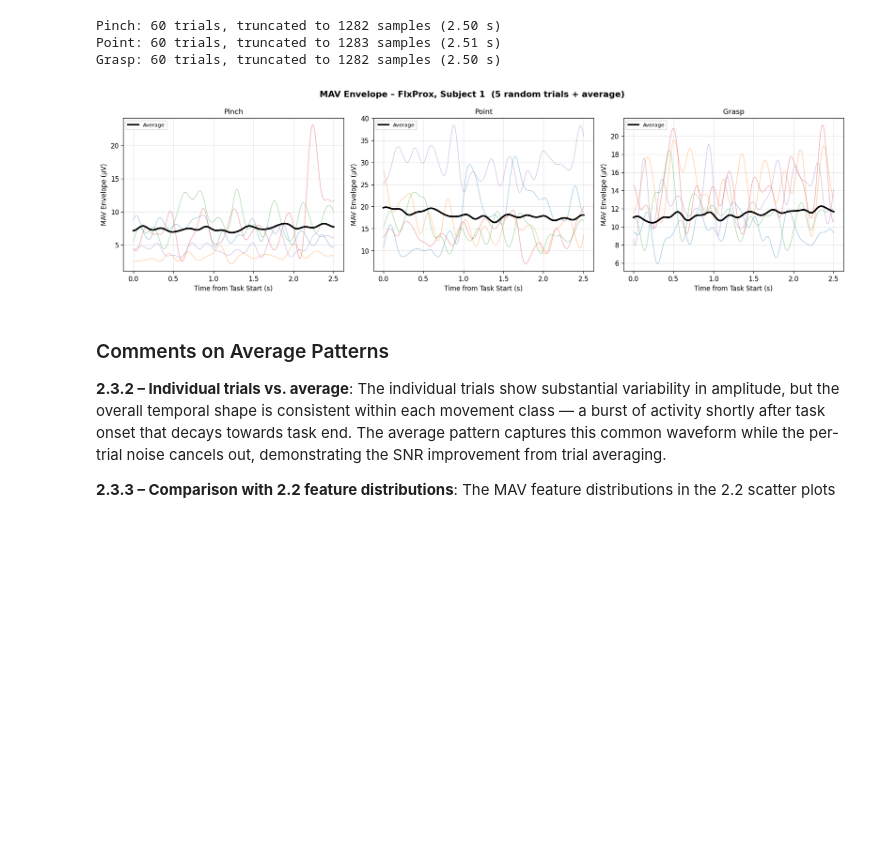
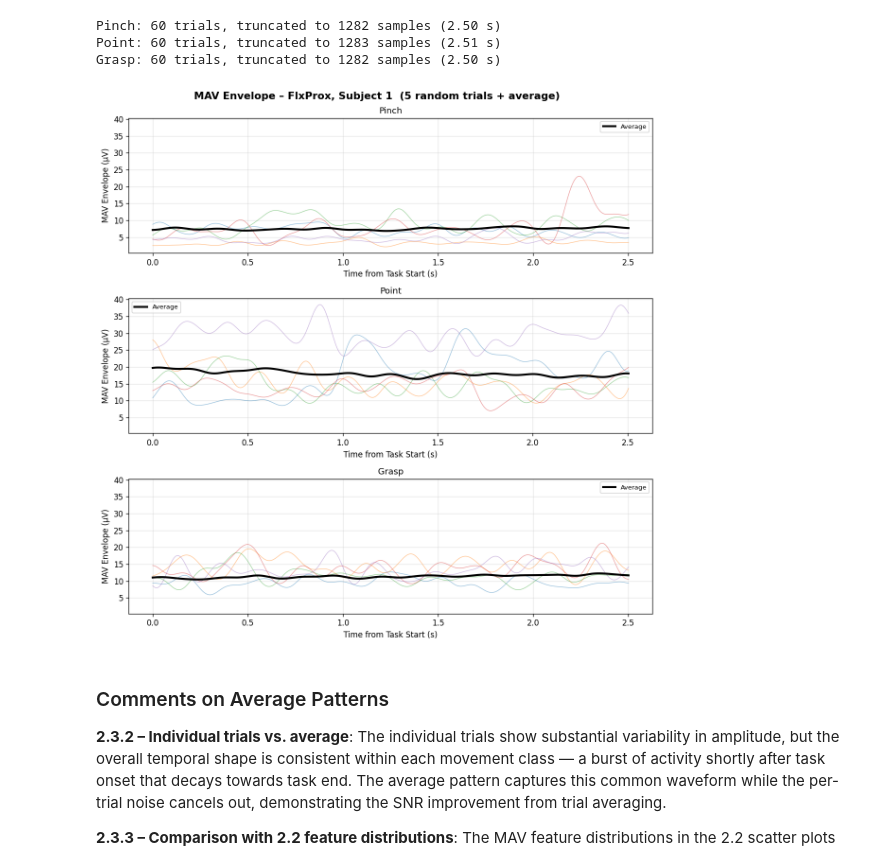
Before and after one commit to pulipakaa24/ECE374N, a Jupyter notebook: HW_2_sp23_EE374N-385J_Neural_Eng_EMGanalysis/HW2_EMG_Analysis.ipynb, the cells around one changed output. Cells and saved outputs as stored; diff of their text form; code cells hidden in the pictures; blank space fills up the shorter version.

```diff
--- a/HW_2_sp23_EE374N-385J_Neural_Eng_EMGanalysis/HW2_EMG_Analysis.ipynb
+++ b/HW_2_sp23_EE374N-385J_Neural_Eng_EMGanalysis/HW2_EMG_Analysis.ipynb
@@ -632,33 +657,33 @@ Grasp: 60 trials, truncated to 1282 samples (2.50 s)
 # %%
 # ── 2.3.2  Plot 5 random trials + average MAV for each movement ──────────────
 np.random.seed(42)
 
-fig, axes = plt.subplots(1, 3, figsize=(16, 4.5))
+fig, axes = plt.subplots(3, 1, figsize=(10, 10), sharey=True)
 fig.suptitle('MAV Envelope – FlxProx, Subject 1  (5 random trials + average)',
              fontsize=13, fontweight='bold')
 
 for ax, cls in zip(axes, classes):
     n_tr    = len(mav_trials_env[cls])
     idxs    = np.random.choice(n_tr, size=min(5, n_tr), replace=False)
     min_len = len(avg_mav[cls])
     t_ax    = np.arange(min_len) / fs_s1
 
     for idx in idxs:
         ax.plot(t_ax, mav_trials_env[cls][idx][:min_len],
                 alpha=0.45, linewidth=0.8)
     ax.plot(t_ax, avg_mav[cls], color='black', linewidth=2.5, label='Average')
 
     ax.set_title(cls, fontsize=11)
     ax.set_xlabel('Time from Task Start (s)')
     ax.set_ylabel('MAV Envelope (µV)')
     ax.legend(fontsize=8)
     ax.grid(True, alpha=0.3)
 
 plt.tight_layout()
 plt.savefig('2_3_avg_mav_patterns.png', bbox_inches='tight')
 plt.show()
 # %% [output]
-[figure, old version]
+[figure, new version]
 # %% [markdown]
 ### Comments on Average Patterns
 
```
Also changed, not shown: parts of 2 cells of this notebook, 10 other files.
